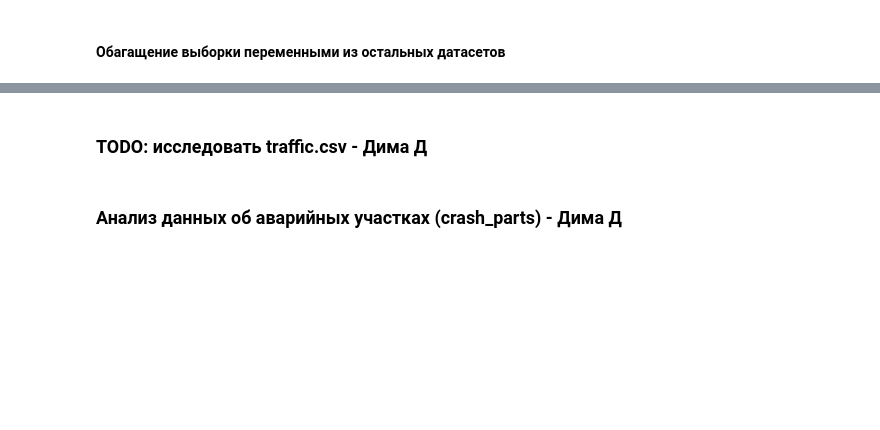
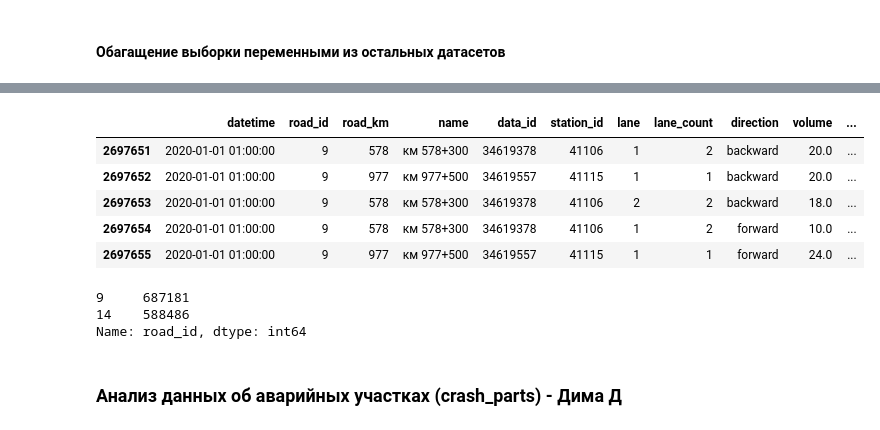
Before and after one commit to dmitrydonchenko/emergency_hack_track3_mstsc, a Jupyter notebook: mst_sc.ipynb, the cells around one changed output, grey strips where cells are left out. Drawn from its saved outputs; the diff is of its cells as text; code cells hidden in the pictures; blank space fills up the shorter version.

```diff
--- a/mst_sc.ipynb
+++ b/mst_sc.ipynb
@@ -192,2 +197,9 @@ memory usage: 784.3+ MB
-# %% [markdown]
-### TODO: исследовать traffic.csv - Дима Д
+# %%
+traffic.head()
+# %% [output]
+|  | datetime | road_id | road_km | name | data_id | station_id | lane | lane_count | direction | volume | ... |
+| 2697651 | 2020-01-01 01:00:00 | 9 | 578 | км 578+300 | 34619378 | 41106 | 1 | 2 | backward | 20.0 | ... |
+| 2697652 | 2020-01-01 01:00:00 | 9 | 977 | км 977+500 | 34619557 | 41115 | 1 | 1 | backward | 20.0 | ... |
+| 2697653 | 2020-01-01 01:00:00 | 9 | 578 | км 578+300 | 34619378 | 41106 | 2 | 2 | backward | 18.0 | ... |
+| 2697654 | 2020-01-01 01:00:00 | 9 | 578 | км 578+300 | 34619378 | 41106 | 1 | 2 | forward | 10.0 | ... |
+| 2697655 | 2020-01-01 01:00:00 | 9 | 977 | км 977+500 | 34619557 | 41115 | 1 | 1 | forward | 24.0 | ... |
@@ -194,3 +208,9 @@ memory usage: 784.3+ MB
+# %%
+traffic.road_id.value_counts()
+# %% [output]
+9     687181
+14    588486
+Name: road_id, dtype: int64
 # %% [markdown]
 ### Анализ данных об аварийных участках (crash_parts) - Дима Д
 # %%
```
Also changed, not shown: parts of 5 cells of this notebook.
